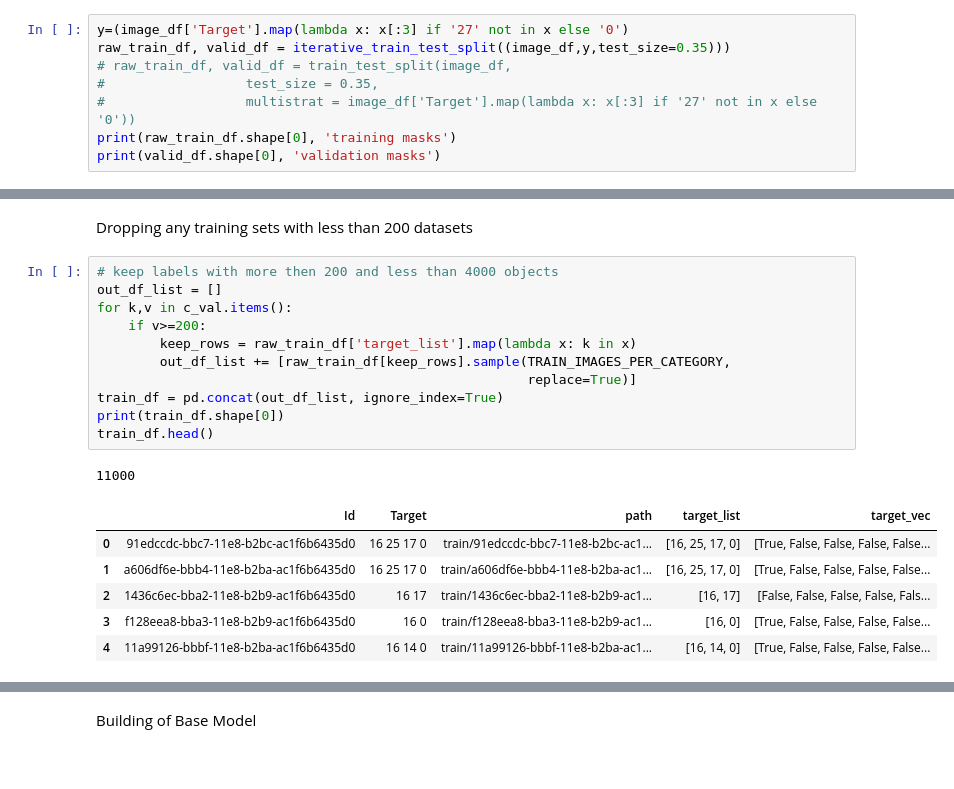
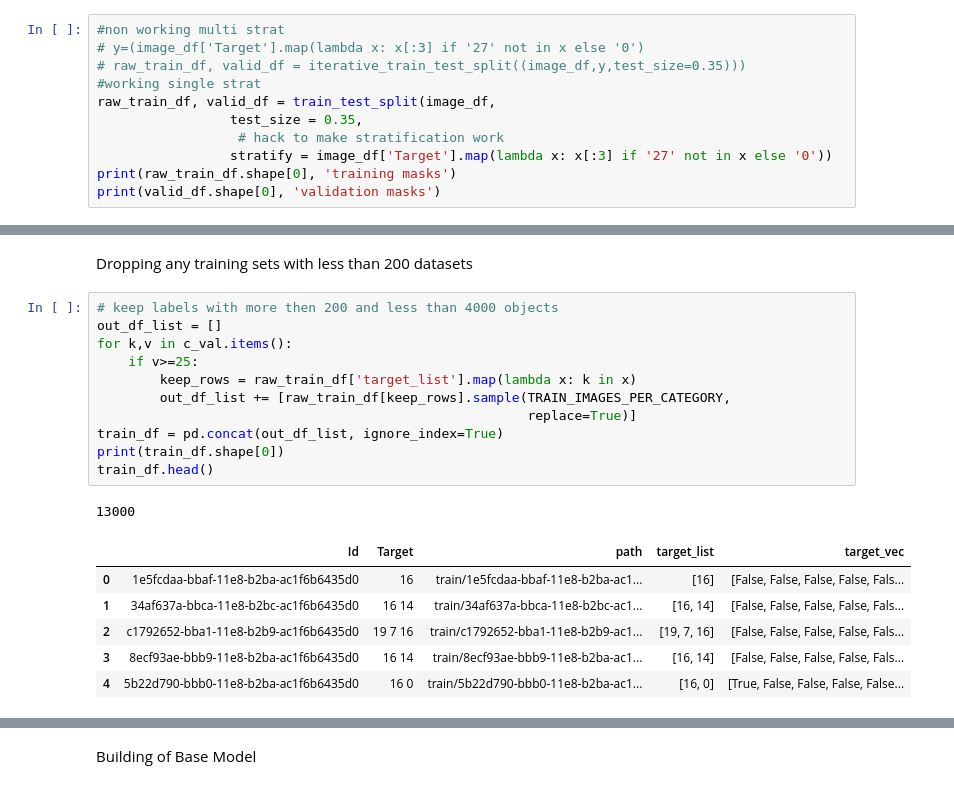
Before and after one commit to imamun93/cell_organelle_classifer, a Jupyter notebook: DataSet2FinalNotebook.ipynb, the cells around one changed output, grey strips where cells are left out. Drawn from its saved outputs; the diff is of its cells as text.

```diff
--- a/DataSet2FinalNotebook.ipynb
+++ b/DataSet2FinalNotebook.ipynb
@@ -148,11 +148,14 @@ image_df.head()
 | 3 | 000c99ba-bba4-11e8-b2b9-ac1f6b6435d0 | 1 | train/000c99ba-bba4-11e8-b2b9-ac1... | [1] | [False, True, False, False, False... |
 | 4 | 001838f8-bbca-11e8-b2bc-ac1f6b6435d0 | 18 | train/001838f8-bbca-11e8-b2bc-ac1... | [18] | [False, False, False, False, Fals... |
 # %%
-y=(image_df['Target'].map(lambda x: x[:3] if '27' not in x else '0')
-raw_train_df, valid_df = iterative_train_test_split((image_df,y,test_size=0.35)))
-# raw_train_df, valid_df = train_test_split(image_df,
-#                  test_size = 0.35,
-#                  multistrat = image_df['Target'].map(lambda x: x[:3] if '27' not in x else '0'))
+#non working multi strat
+# y=(image_df['Target'].map(lambda x: x[:3] if '27' not in x else '0')
+# raw_train_df, valid_df = iterative_train_test_split((image_df,y,test_size=0.35)))
+#working single strat
+raw_train_df, valid_df = train_test_split(image_df,
+                 test_size = 0.35,
+                  # hack to make stratification work
+                 stratify = image_df['Target'].map(lambda x: x[:3] if '27' not in x else '0'))
 print(raw_train_df.shape[0], 'training masks')
 print(valid_df.shape[0], 'validation masks')
 # %% [output]
@@ -162,22 +166,22 @@ Dropping any training sets with less than 200 datasets
 # %%
 # keep labels with more then 200 and less than 4000 objects
 out_df_list = []
 for k,v in c_val.items():
-    if v>=200:
+    if v>=25:
         keep_rows = raw_train_df['target_list'].map(lambda x: k in x)
         out_df_list += [raw_train_df[keep_rows].sample(TRAIN_IMAGES_PER_CATEGORY,
                                                        replace=True)]
 train_df = pd.concat(out_df_list, ignore_index=True)
 print(train_df.shape[0])
 train_df.head()
 # %% [output]
-11000
+13000
 |  | Id | Target | path | target_list | target_vec |
-| 0 | 91edccdc-bbc7-11e8-b2bc-ac1f6b6435d0 | 16 25 17 0 | train/91edccdc-bbc7-11e8-b2bc-ac1... | [16, 25, 17, 0] | [True, False, False, False, False... |
-| 1 | a606df6e-bbb4-11e8-b2ba-ac1f6b6435d0 | 16 25 17 0 | train/a606df6e-bbb4-11e8-b2ba-ac1... | [16, 25, 17, 0] | [True, False, False, False, False... |
-| 2 | 1436c6ec-bba2-11e8-b2b9-ac1f6b6435d0 | 16 17 | train/1436c6ec-bba2-11e8-b2b9-ac1... | [16, 17] | [False, False, False, False, Fals... |
-| 3 | f128eea8-bba3-11e8-b2b9-ac1f6b6435d0 | 16 0 | train/f128eea8-bba3-11e8-b2b9-ac1... | [16, 0] | [True, False, False, False, False... |
-| 4 | 11a99126-bbbf-11e8-b2ba-ac1f6b6435d0 | 16 14 0 | train/11a99126-bbbf-11e8-b2ba-ac1... | [16, 14, 0] | [True, False, False, False, False... |
+| 0 | 1e5fcdaa-bbaf-11e8-b2ba-ac1f6b6435d0 | 16 | train/1e5fcdaa-bbaf-11e8-b2ba-ac1... | [16] | [False, False, False, False, Fals... |
+| 1 | 34af637a-bbca-11e8-b2bc-ac1f6b6435d0 | 16 14 | train/34af637a-bbca-11e8-b2bc-ac1... | [16, 14] | [False, False, False, False, Fals... |
+| 2 | c1792652-bba1-11e8-b2b9-ac1f6b6435d0 | 19 7 16 | train/c1792652-bba1-11e8-b2b9-ac1... | [19, 7, 16] | [False, False, False, False, Fals... |
+| 3 | 8ecf93ae-bbb9-11e8-b2ba-ac1f6b6435d0 | 16 14 | train/8ecf93ae-bbb9-11e8-b2ba-ac1... | [16, 14] | [False, False, False, False, Fals... |
+| 4 | 5b22d790-bbb0-11e8-b2ba-ac1f6b6435d0 | 16 0 | train/5b22d790-bbb0-11e8-b2ba-ac1... | [16, 0] | [True, False, False, False, False... |
 # %%
 fig, (ax1, ax2) = plt.subplots(1, 2, figsize = (10, 5))
 train_sum_vec = np.sum(np.stack(train_df['target_vec'].values, 0), 0)
```
Also changed, not shown: parts of 2 cells of this notebook.
